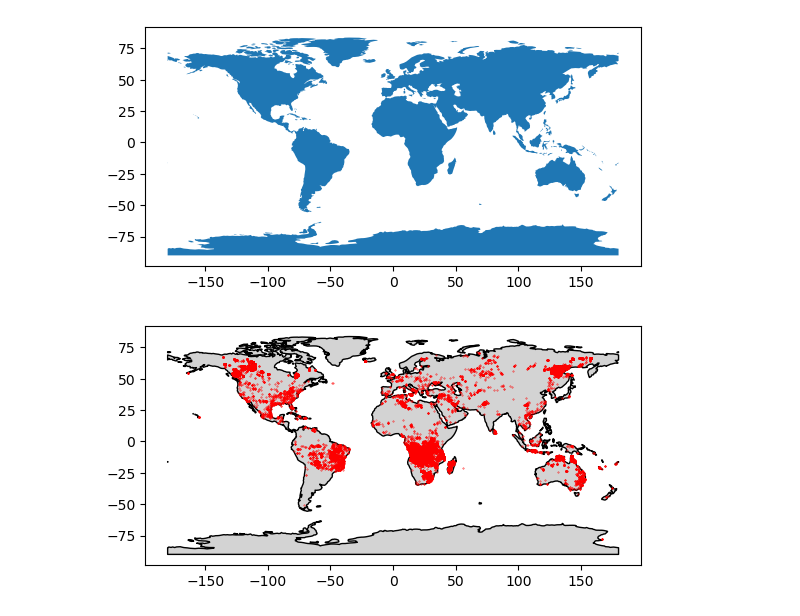
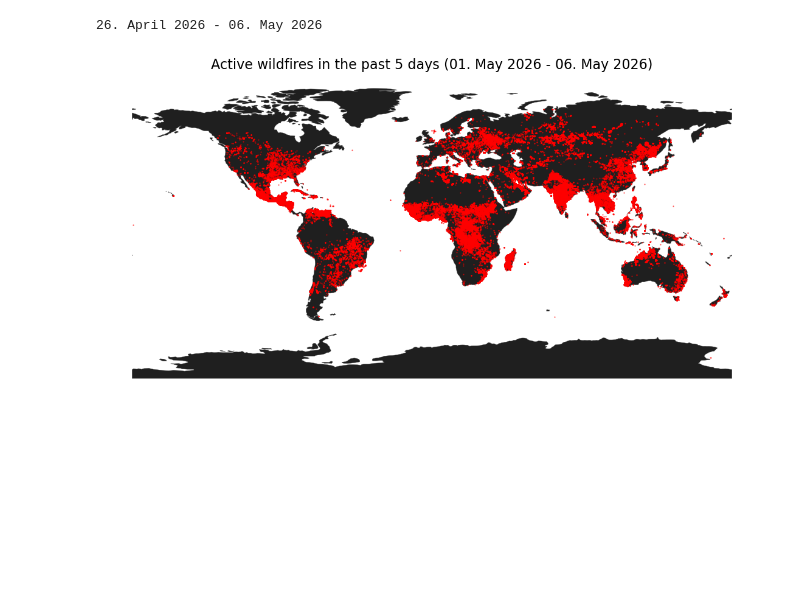
Before and after one commit to kaimuelle/Wildfires-Project, a Jupyter notebook: Notebook_wildfires.ipynb, the cells around one changed output. Drawn from its saved outputs; the diff is of its cells as text; code cells hidden in the pictures; blank space fills up the shorter version.

Commit message:
First full map with FIRMS API and clean maplayout

```diff
--- a/Notebook_wildfires.ipynb
+++ b/Notebook_wildfires.ipynb
@@ -8,24 +8,58 @@ import pandas as pd
+# %%
+#Date function for title -> returns a string that states the start date - end date.
+#The start date is defined through the input variable (xdays_in_the_past) which is the number of days that will be subtracted from today's date.
+#Example: xdays_in_the_past=10 and today's date is the 15.05.2026 -> output: 5. May 2026 - 15. May 2026
+
+def datefunction(xdays_in_the_past):
+    start_date = ((todays_date - timedelta(days=xdays_in_the_past)).date()).strftime("%d. %B %Y")
+    end_date = (todays_date.date()).strftime("%d. %B %Y")
+    date_span = (f"{start_date} - {end_date}")
+
+    return date_span
+# %% [output]
+26. April 2026 - 06. May 2026
 # %%
+# Load world basemap from "geodatasets"
 path = get_path("naturalearth.land")
-world = geopandas.read_file(path)
+world = gpd.read_file(path)
 
-# and test our libraries loaded
+# FIRMS API: letzte 7 Tage VIIRS S-NPP
+API_KEY = "875c5f8321acb83297f0d59448343c67"
 
-world.plot()
-crs = ccrs.epsg("3857")
-world_epsg = world.to_crs(epsg="3857")
+url = f"https://firms.modaps.eosdis.nasa.gov/api/area/csv/{API_KEY}/VIIRS_SNPP_NRT/world/5"
+
+firms_df = pd.read_csv(url)
+
+# Convert fire data to georeferenced points
+fires = gpd.GeoDataFrame(
+    firms_df,
+    geometry=gpd.points_from_xy(firms_df["longitude"], firms_df["latitude"]),
+    crs="EPSG:4326"
+)
+
+# Worldmap
+fig, ax = plt.subplots(figsize=(14, 7))
+
+world.plot(
+    ax=ax,
+    color="#1f1f1f",
+    edgecolor="#555555",
+    linewidth=0.3
+
+)
+
+fires.plot(
+    ax=ax,
+    color="red",
+    markersize=0.4,
+    alpha=0.6
+)
+
+# Map cosmetics
+ax.set_title(f"Active wildfires in the past 5 days ({datefunction(5)})", fontsize=16)
+ax.set_axis_off()
+
+
+plt.show()
 # %% [output]
-[figure, old version]
+[figure, new version]
-# %%
-df = pd.read_csv('https://firms.modaps.eosdis.nasa.gov/content/notebooks/sample_viirs_snpp_071223.csv')
-gdf = geopandas.GeoDataFrame(
-    df, geometry=geopandas.points_from_xy(df.longitude, df.latitude), crs="EPSG:4326"
-)
-ax = world.plot(color="lightgrey", edgecolor="black")
-
-# We can now plot our ``GeoDataFrame``.
-gdf.plot(ax=ax, color="red", markersize=0.1)
-
-plt.show()
-# %% [output]
-[figure, removed]
```
Also changed, not shown: parts of 1 cell of this notebook.
